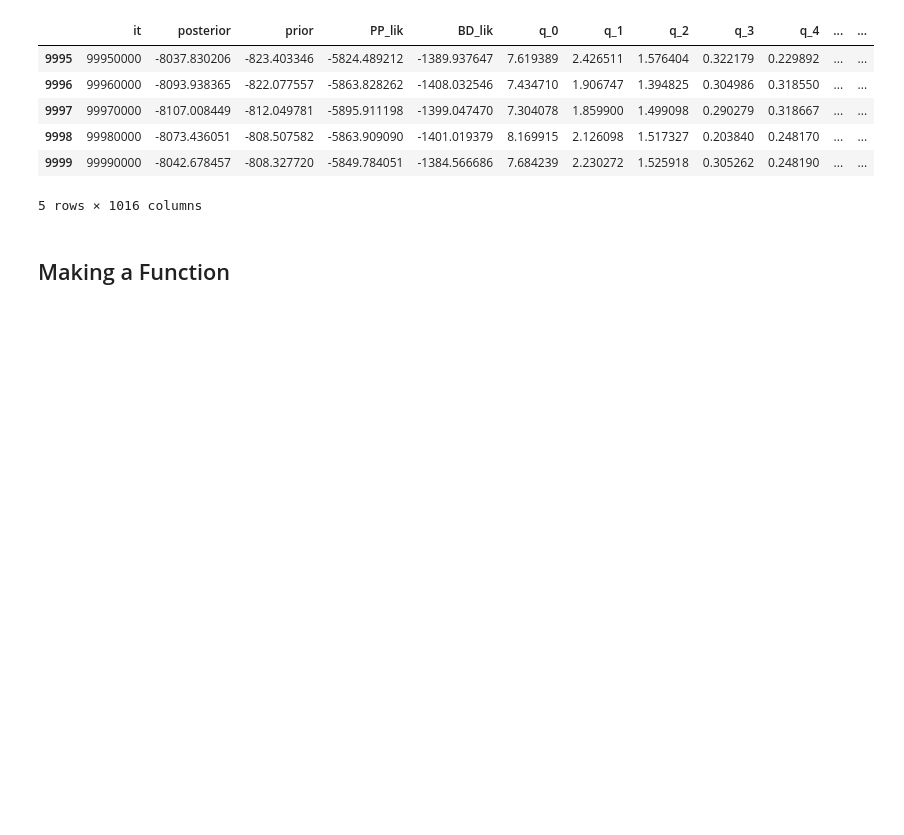
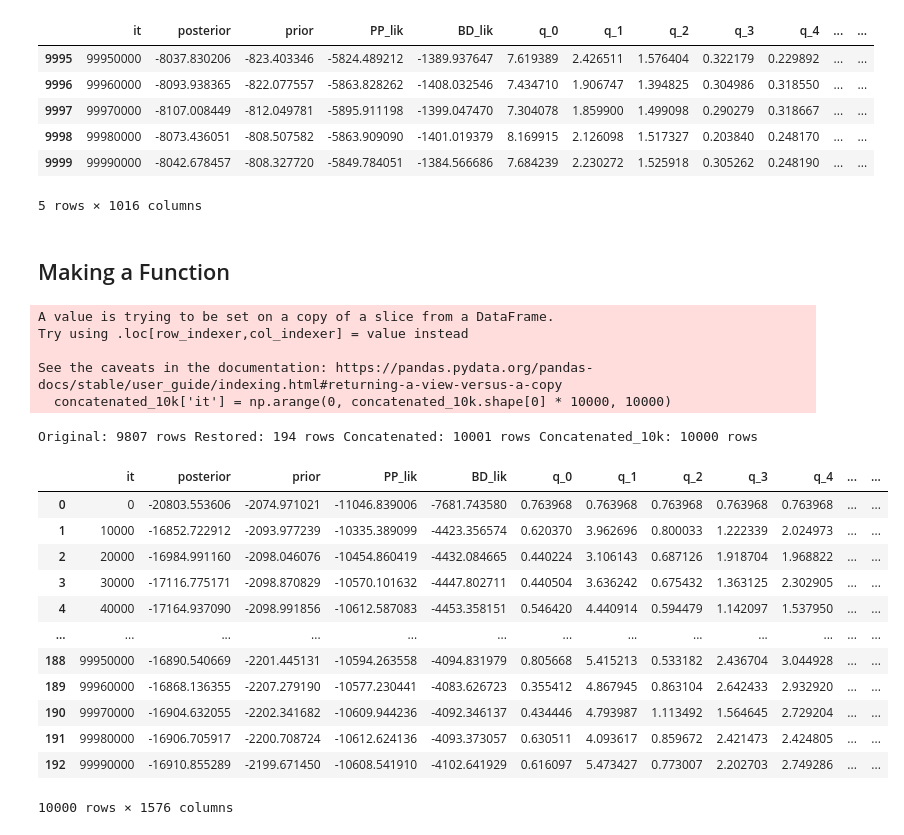
Before and after one commit to shelleylwang/pt_diversity_rates, a Jupyter notebook: mcmc_logs_eda.ipynb, the cells around one changed output. Saved outputs shown, nothing was run; the diff lists cells and outputs as text; code cells hidden in the pictures; blank space fills up the shorter version.

Commit message:
work on creating custom function for concatenating restored bdnn mcmc log files

```diff
--- a/mcmc_logs_eda.ipynb
+++ b/mcmc_logs_eda.ipynb
@@ -245,7 +274,7 @@ c_bdnn_tem_2_minmax_boxcox.tail()
 # Check that the concatenated log file is the right length
 # by comparing its shape[0] with the sum of the shape[0]'s of the original and restored log files to the concatenated log file
 # Cutting the concatenated log file to 10000 rows
-# Check that the 'it' column is correct by renumbering from 0 with step sizes of 10000
+# Renumbering the 'it' column from 0 with step sizes of 10000
 # Check that the last value in the 'it' column is 99990000
 # Return the resulting dataframe only if all the checks are correct
 # return an error message if any of the checks are incorrect, specifying which check was failed
@@ -257,11 +286,11 @@ def concatenate_logs(original_log, restored_log, output_log):
     concatenated = pd.concat([original, restored], axis=0)
     if concatenated.shape[0] == original.shape[0] + restored.shape[0]:
         concatenated_10k = concatenated.iloc[0:10000, :]
-        if concatenated_10k['it'].iloc[-1] == 99990000:
-            concatenated_10k['it'] = np.arange(0, concatenated_10k.shape[0] * 10000, 10000)
-            concatenated_10k.to_csv(output_log, sep="\t", index=False)
-            return concatenated_10k
-        else:
-            return "The 'it' column is incorrect"
+        concatenated_10k['it'] = np.arange(0, concatenated_10k.shape[0] * 10000, 10000)
+        concatenated_10k.to_csv(output_log, sep="\t", index=False)
+        # print out the number of rows in the original, the restored, the concatenated, and the concatenated_10k
+        print(f"Original: {original.shape[0]} rows", f"Restored: {restored.shape[0]} rows",
+              f"Concatenated: {concatenated.shape[0]} rows", f"Concatenated_10k: {concatenated_10k.shape[0]} rows")
+        return concatenated_10k
     else:
         return "The concatenated log file is the wrong length"
@@ -267,0 +302,24 @@ def concatenate_logs(original_log, restored_log, output_log):
+# %%
+concatenate_logs("./reptilia/mcmc_no_predictors/A_bdnn/reptilia_pyrate_5_G_BDS_BDNN_4_2Tc_mcmc.log",
+                           "./reptilia/mcmc_no_predictors/A_bdnn/A_bdnn_restored_logs/reptilia_pyrate_5_A_G_BDS_BDNN_4_2Tc_mcmc.log",
+                           './reptilia/mcmc_no_predictors/A_bdnn/A_bdnn_concatenated_logs/reptilia_pyrate_5_A_G_BDS_BDNN_4_2Tc_mcmc_final_concat.log')
+# %% [output]
+A value is trying to be set on a copy of a slice from a DataFrame.
+Try using .loc[row_indexer,col_indexer] = value instead
+
+See the caveats in the documentation: https://pandas.pydata.org/pandas-docs/stable/user_guide/indexing.html#returning-a-view-versus-a-copy
+  concatenated_10k['it'] = np.arange(0, concatenated_10k.shape[0] * 10000, 10000)
+Original: 9807 rows Restored: 194 rows Concatenated: 10001 rows Concatenated_10k: 10000 rows
+|  | it | posterior | prior | PP_lik | BD_lik | q_0 | q_1 | q_2 | q_3 | q_4 | ... | ... |
+| 0 | 0 | -20803.553606 | -2074.971021 | -11046.839006 | -7681.743580 | 0.763968 | 0.763968 | 0.763968 | 0.763968 | 0.763968 | ... | ... |
+| 1 | 10000 | -16852.722912 | -2093.977239 | -10335.389099 | -4423.356574 | 0.620370 | 3.962696 | 0.800033 | 1.222339 | 2.024973 | ... | ... |
+| 2 | 20000 | -16984.991160 | -2098.046076 | -10454.860419 | -4432.084665 | 0.440224 | 3.106143 | 0.687126 | 1.918704 | 1.968822 | ... | ... |
+| 3 | 30000 | -17116.775171 | -2098.870829 | -10570.101632 | -4447.802711 | 0.440504 | 3.636242 | 0.675432 | 1.363125 | 2.302905 | ... | ... |
+| 4 | 40000 | -17164.937090 | -2098.991856 | -10612.587083 | -4453.358151 | 0.546420 | 4.440914 | 0.594479 | 1.142097 | 1.537950 | ... | ... |
+| ... | ... | ... | ... | ... | ... | ... | ... | ... | ... | ... | ... | ... |
+| 188 | 99950000 | -16890.540669 | -2201.445131 | -10594.263558 | -4094.831979 | 0.805668 | 5.415213 | 0.533182 | 2.436704 | 3.044928 | ... | ... |
+| 189 | 99960000 | -16868.136355 | -2207.279190 | -10577.230441 | -4083.626723 | 0.355412 | 4.867945 | 0.863104 | 2.642433 | 2.932920 | ... | ... |
+| 190 | 99970000 | -16904.632055 | -2202.341682 | -10609.944236 | -4092.346137 | 0.434446 | 4.793987 | 1.113492 | 1.564645 | 2.729204 | ... | ... |
+| 191 | 99980000 | -16906.705917 | -2200.708724 | -10612.624136 | -4093.373057 | 0.630511 | 4.093617 | 0.859672 | 2.421473 | 2.424805 | ... | ... |
+| 192 | 99990000 | -16910.855289 | -2199.671450 | -10608.541910 | -4102.641929 | 0.616097 | 5.473427 | 0.773007 | 2.202703 | 2.749286 | ... | ... |
+10000 rows × 1576 columns
```
Also changed, not shown: parts of 9 cells of this notebook.
